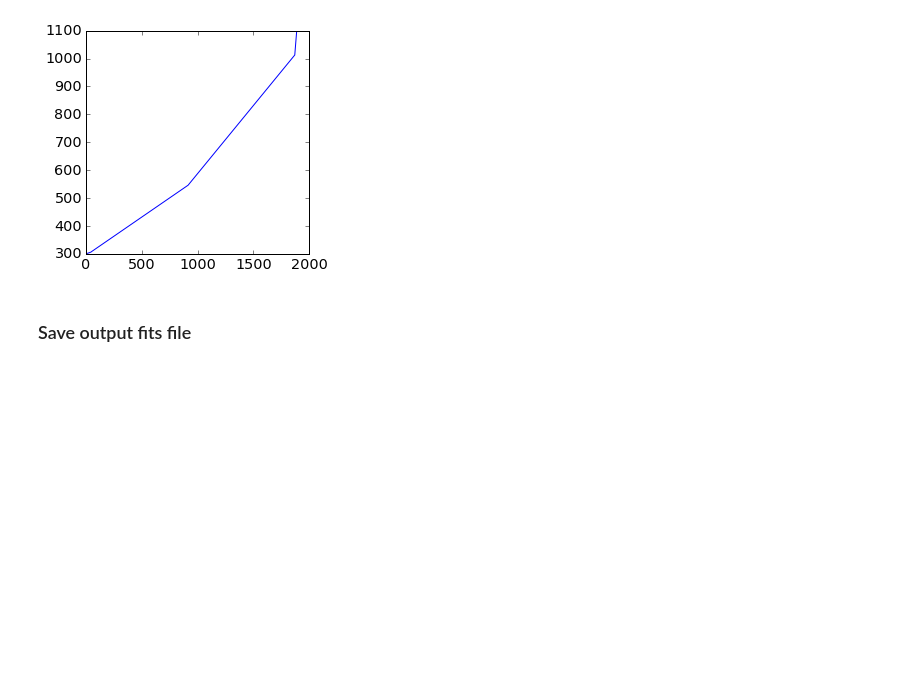
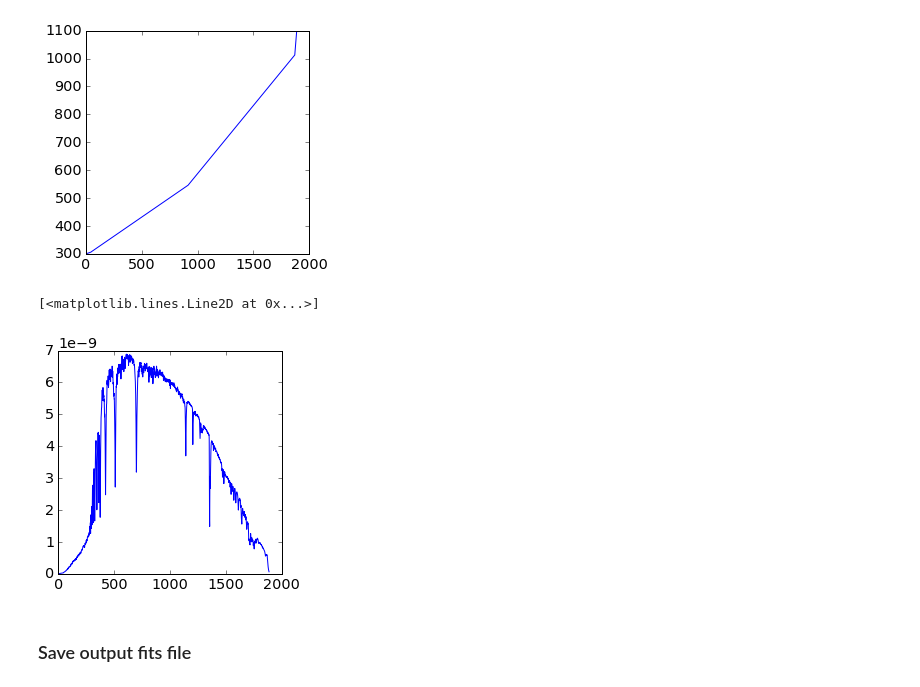
Before and after one commit to sylvielsstfr/CTIOAna2016, a Jupyter notebook: ana_2016_11/View_SimSpectrum_HD14943.ipynb, the cells around one changed output. Cells and saved outputs as stored; diff of their text form; code cells hidden in the pictures; blank space fills up the shorter version.

```diff
--- a/ana_2016_11/View_SimSpectrum_HD14943.ipynb
+++ b/ana_2016_11/View_SimSpectrum_HD14943.ipynb
@@ -335,7 +340,7 @@ def MakeSimNpArray(all_simwavelength,all_simspectra):
 
     dataout[0,:]=simwavelength
 
-    for ispec in np.arange(1,NBSPEC)+1:
+    for ispec in np.arange(1,NBSPEC+1):
         dataout[ispec,:]=all_simspectra[ispec-1]
     return dataout
 # %%
@@ -362,6 +367,11 @@ plt.plot(spectra_out[0,:])
 # %% [output]
 [<matplotlib.lines.Line2D at 0x...>]
 [figure]
+# %%
+plt.plot(spectra_out[1,:])
+# %% [output]
+[<matplotlib.lines.Line2D at 0x...>]
+[figure, added]
 # %% [markdown]
 ### Save output fits file
 # %%
```
Also changed, not shown: parts of 1 cell of this notebook, 2 other files.
